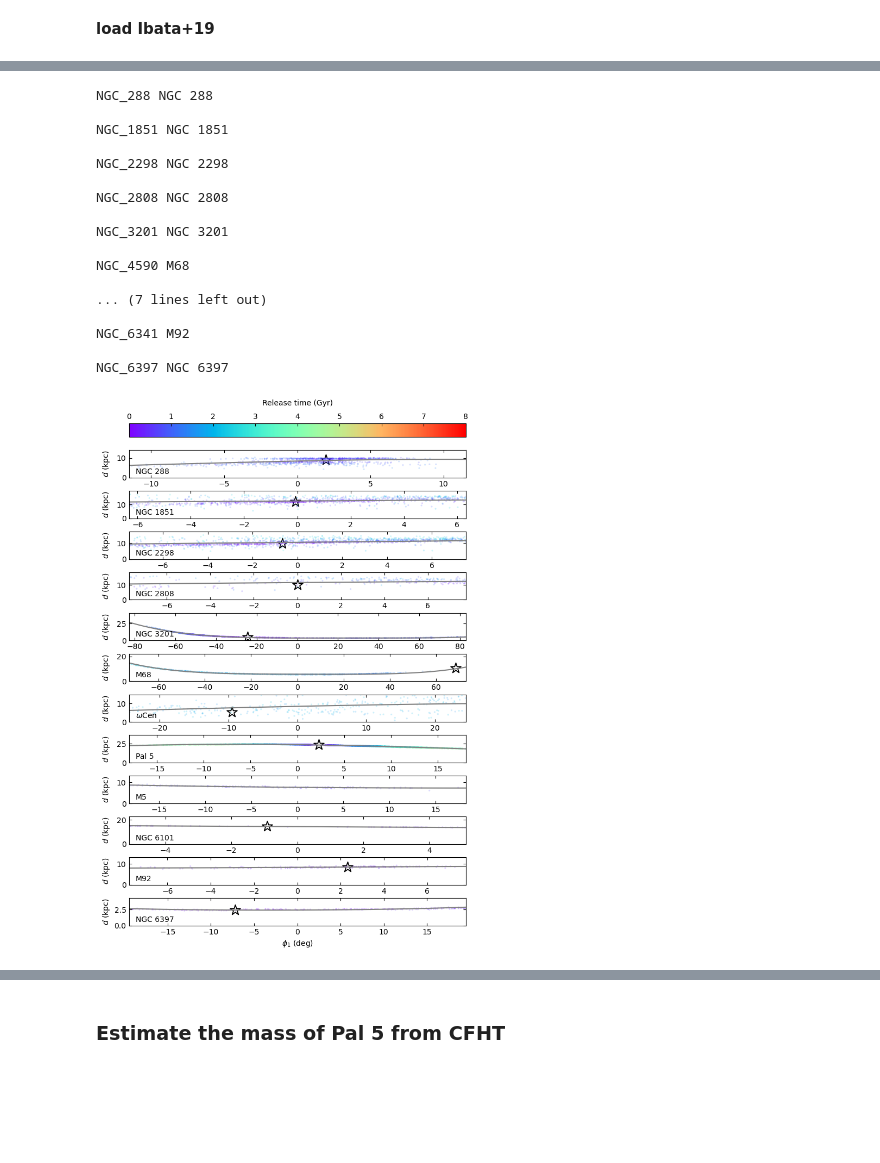
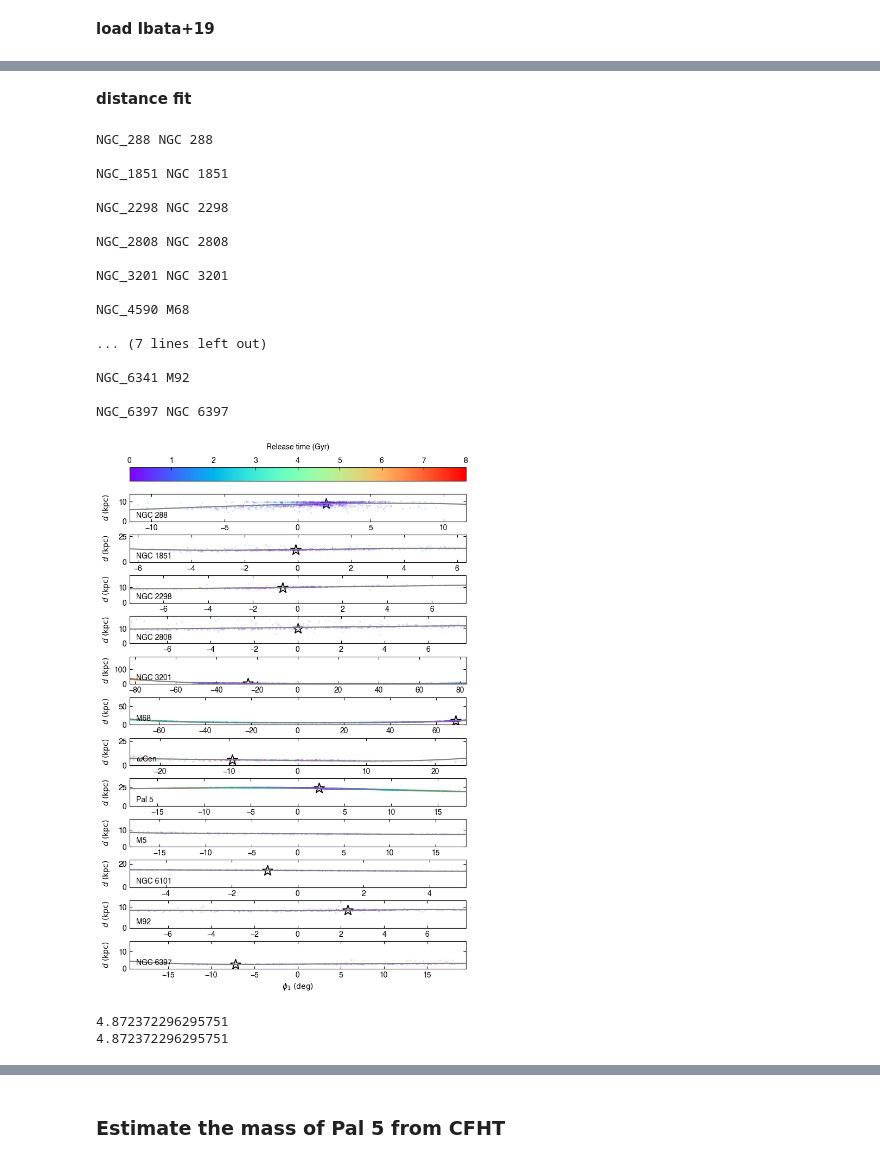
Before and after one commit to ybillchen/GC_stream, a Jupyter notebook: notebooks/GC-streams-mass.ipynb, the cells around one changed output, grey strips where cells are left out. Saved outputs shown, nothing was run; the diff lists cells and outputs as text; code cells hidden in the pictures; blank space fills up the shorter version.

```diff
--- a/notebooks/GC-streams-mass.ipynb
+++ b/notebooks/GC-streams-mass.ipynb
@@ -31,6 +36,9 @@ agama.setUnits(length=1, velocity=1, mass=1)
 import stream_dataset as sd
 import GC
 import agama_stream as ags
+# %%
+plt.rcParams['font.sans-serif'] = ['helvetica', 'DejaVu Sans',
+                               'Lucida Grande', 'Verdana']
 # %%
 # force reimport
 
@@ -212,8 +233,8 @@ gc = GC.load_GC()
 # use Koposov+17 for Pal 5
 gc.at['Pal_5', 'RA'] = 229
 gc.at['Pal_5', 'DEC'] = -0.111
-gc.at['Pal_5', 'Rsun'] = 23.2 # hilker: 21.94, Koposov: 23.6
-gc.at['Pal_5', 'R_Sun'] = 23.2 # hilker: 21.94, Koposov: 23.6
+gc.at['Pal_5', 'Rsun'] = 23.6 # hilker: 21.94, Koposov: 23.6
+gc.at['Pal_5', 'R_Sun'] = 23.6 # hilker: 21.94, Koposov: 23.6
 gc.at['Pal_5', 'mu_alpha'] = -2.23
 gc.at['Pal_5', 'mu_delta'] = -2.22
-gc.at['Pal_5', '<RV>'] = -59.0 # hilker: 58.51, Koposov: 57.4
+gc.at['Pal_5', '<RV>'] = -58.51 # hilker: 58.51, Koposov: 57.4
@@ -367,7 +471,7 @@ for key in gc_stream_list:
 
     time_sat, orbit_sat = ags.integrate_prog( -t_tot.to('0.978*Gyr').value, n_steps, pot_agama, gc_posvel)
     peris, apos = get_peri_apo(orbit_sat[:,0], orbit_sat[:,1], orbit_sat[:,2])
-    T_dict[key] = np.mean(np.r_[peris[1:] - peris[:-1], apos[1:] - apos[:-1]]) * t_tot.to('0.978*Gyr').value / n_steps
+    T_dict[key] = np.mean(np.r_[peris[1:] - peris[:-1], apos[1:] - apos[:-1]]) * t_tot.to('Gyr').value / n_steps
 
     if release_type == 'uniform':
         # release particles uniformly in time
@@ -432,3 +1131,5 @@ def round_range(x):
+# %% [markdown]
+**distance fit**
 # %%
 pd_dict = {}
 
@@ -477,13 +1178,15 @@ for key, ax0 in zip(gc_stream_list, axs):
     width = np.percentile(stream.phi1, 90) - np.percentile(stream.phi1, 10)
 
     # plot fitted curve
-    mask = (-mockstream.release_time*0.978 < t90_dict[key]) & (-mockstream.release_time*0.978 > t10_dict[key])
+    mask = np.ones_like(mockstream.phi1, dtype=bool)
+    mask &= (np.abs(mockstream.phi2hat) < 3*widths_dict[key])
+    # mask &= (-mockstream.release_time*0.978 < t90_dict[key]) & (-mockstream.release_time*0.978 > t10_dict[key])
     if key == 'NGC_6397':
         mask &= mockstream.d < 5
     ax0.scatter(x[mask], y[mask], s=5, ec='none', fc=cmap(-mockstream.release_time[mask]/t_tot.to_value('0.978*Gyr')), alpha=0.2, rasterized=True)
-    pd = np.polyfit(mockstream.phi1[mask], mockstream.d[mask], deg=4)
+    pd = np.polyfit(mockstream.phi1[mask], y[mask], deg=4)
     pd_dict[key] = pd
-    x = np.linspace(-width,width,100)
+    x = np.linspace(-1.5*width,1.5*width,100)
     y = np.poly1d(pd)(x)
     ax0.plot(x, y, c='gray')
 
@@ -493,31 +1196,31 @@ for key, ax0 in zip(gc_stream_list, axs):
     center = (np.min(y) + np.max(y)) / 2
     height = center - np.min(y)
     ax0.set_ylim(center-2*height, center+2*height)
     ax0.set_ylim(0, 1.5*np.max(y))
     ax0.set_ylabel(r'$d\ ({\rm kpc})$')
 
     ax0.tick_params(direction='in', bottom=True, top=True, left=True, right=True)
 
 ax0.set_xlabel(r'$\phi_1\ ({\rm deg})$')
 fig.align_ylabels(axs)
 
 plt.show()
 # %% [output]
 NGC_288 NGC 288
 
 NGC_1851 NGC 1851
 
 NGC_2298 NGC 2298
 
 NGC_2808 NGC 2808
 
 NGC_3201 NGC 3201
 
 NGC_4590 M68
 
 ... (7 lines left out)
 
 NGC_6341 M92
 
 NGC_6397 NGC 6397
-[figure, old version]
+[figure, new version]
@@ -524 +1243,11 @@ NGC_6397 NGC 6397
+# %%
+
+mass_func1 = lambda mmin, mmax: power_law_baumgardt_imf(mmin, mmax, gc.loc[key]['MF'], gc.loc[key]['MF'])
+mass_func2 = lambda mmin, mmax: power_law_imf(mmin, mmax, gc.loc[key]['MF'])
+
+print(mass_func1(0.08,0.8)/mass_func1(0.7,0.8))
+print(mass_func2(0.08,0.8)/mass_func2(0.7,0.8))
+# %% [output]
+4.872372296295751
+4.872372296295751
 # %%
```
Also changed, not shown: parts of 66 cells of this notebook, 11 other files.
